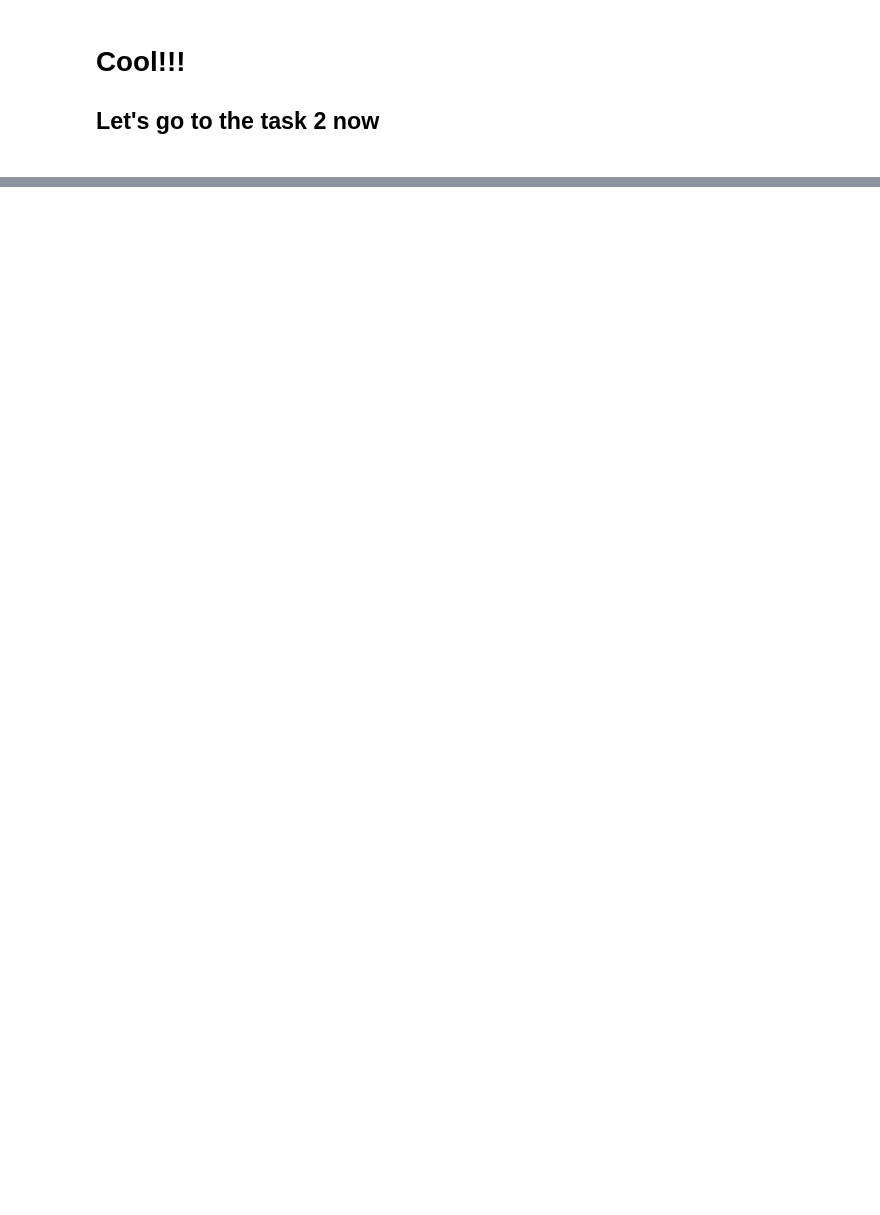
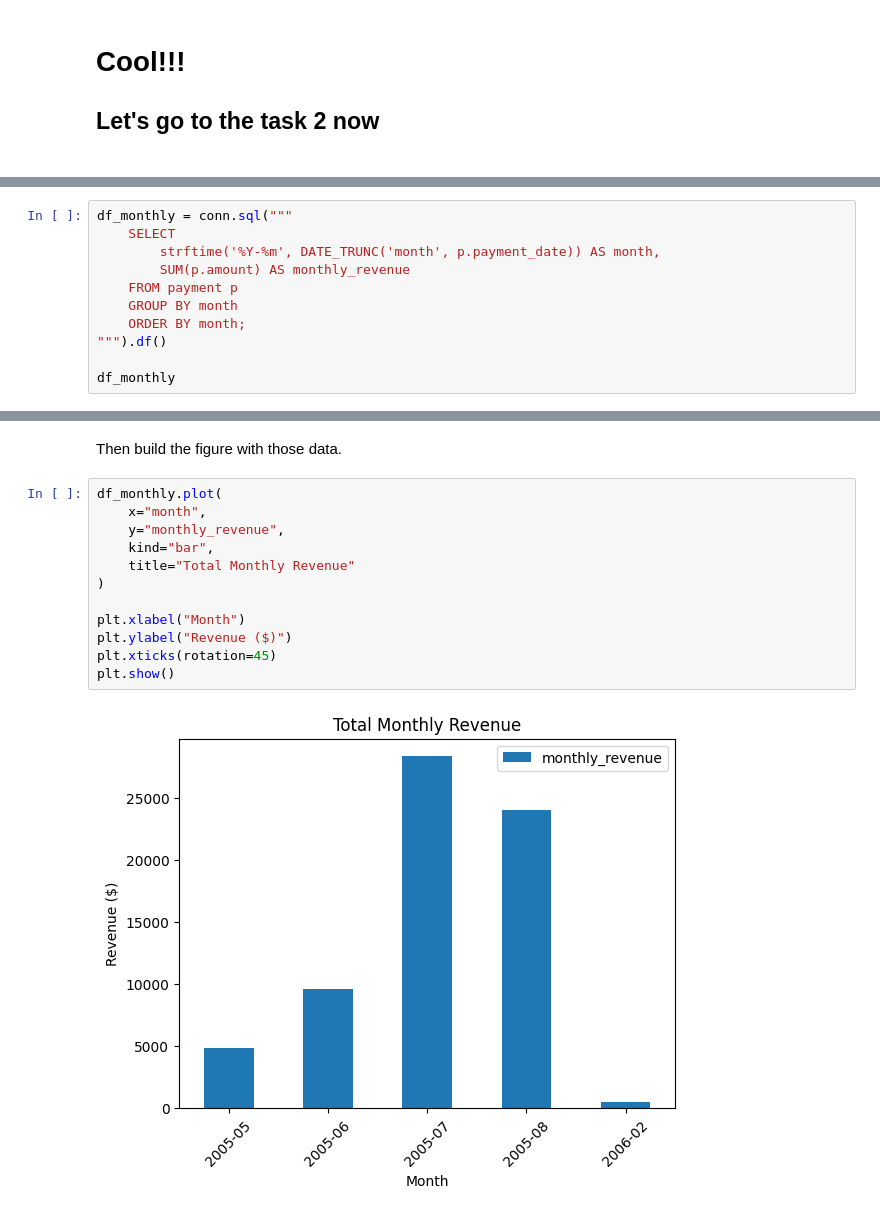
Before and after one commit to Aleex87/sakila_lab_alessandro_abbate, a Jupyter notebook: sql/eda_pandas_duckdb.ipynb, the cells around one changed output, grey strips where cells are left out. Cells and saved outputs as stored; diff of their text form; blank space fills up the shorter version.

```diff
--- a/sql/eda_pandas_duckdb.ipynb
+++ b/sql/eda_pandas_duckdb.ipynb
@@ -311,0 +414,11 @@ dfs['inventory'].head(3)
+# %%
+df_monthly = conn.sql("""
+    SELECT
+        strftime('%Y-%m', DATE_TRUNC('month', p.payment_date)) AS month,
+        SUM(p.amount) AS monthly_revenue
+    FROM payment p
+    GROUP BY month
+    ORDER BY month;
+""").df()
+
+df_monthly
@@ -311,0 +432,16 @@ dfs['inventory'].head(3)
+# %% [markdown]
+Then build the figure with those data.
+# %%
+df_monthly.plot(
+    x="month",
+    y="monthly_revenue",
+    kind="bar",
+    title="Total Monthly Revenue"
+)
+
+plt.xlabel("Month")
+plt.ylabel("Revenue ($)")
+plt.xticks(rotation=45)
+plt.show()
+# %% [output]
+[figure, added]
```
Also changed, not shown: parts of 26 cells of this notebook.
